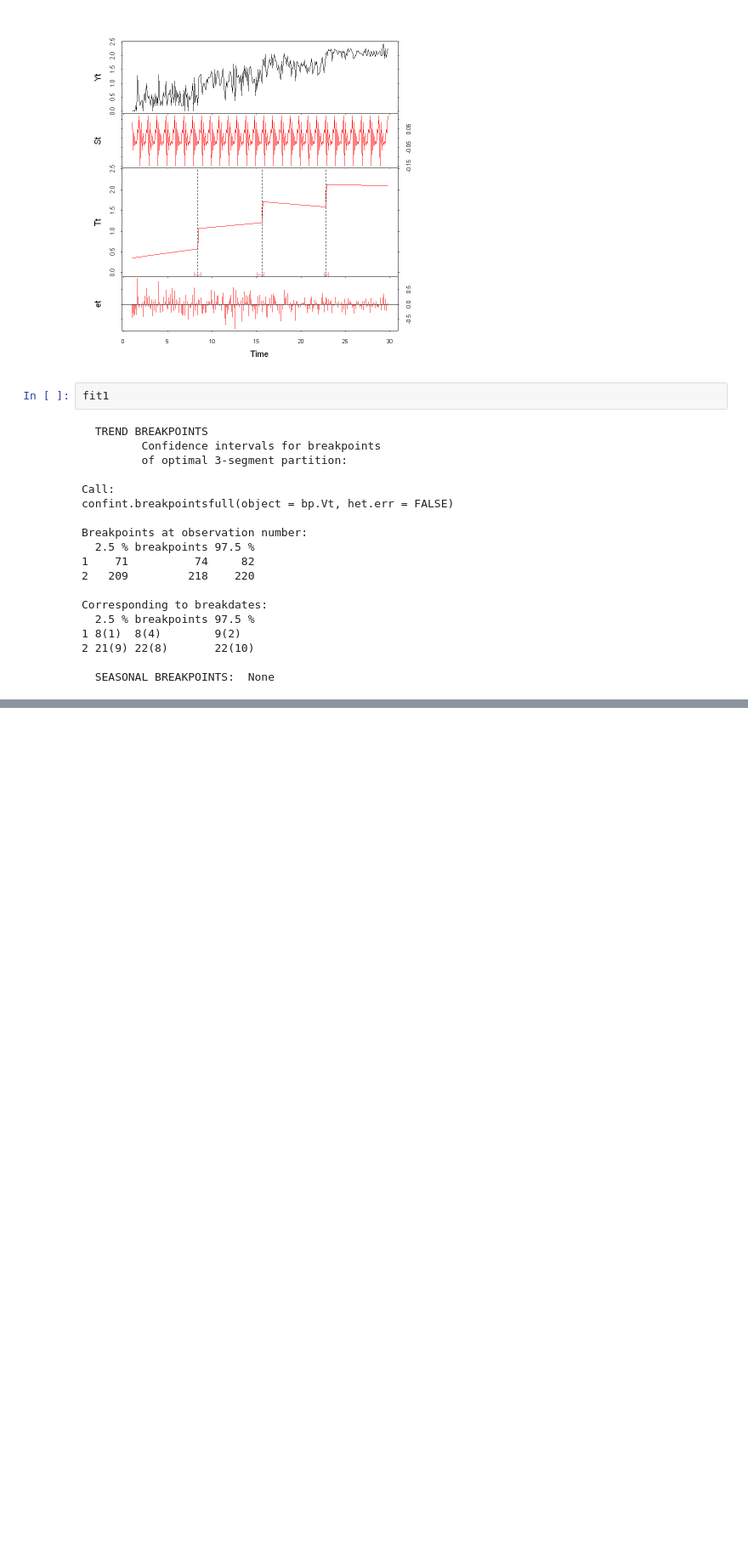
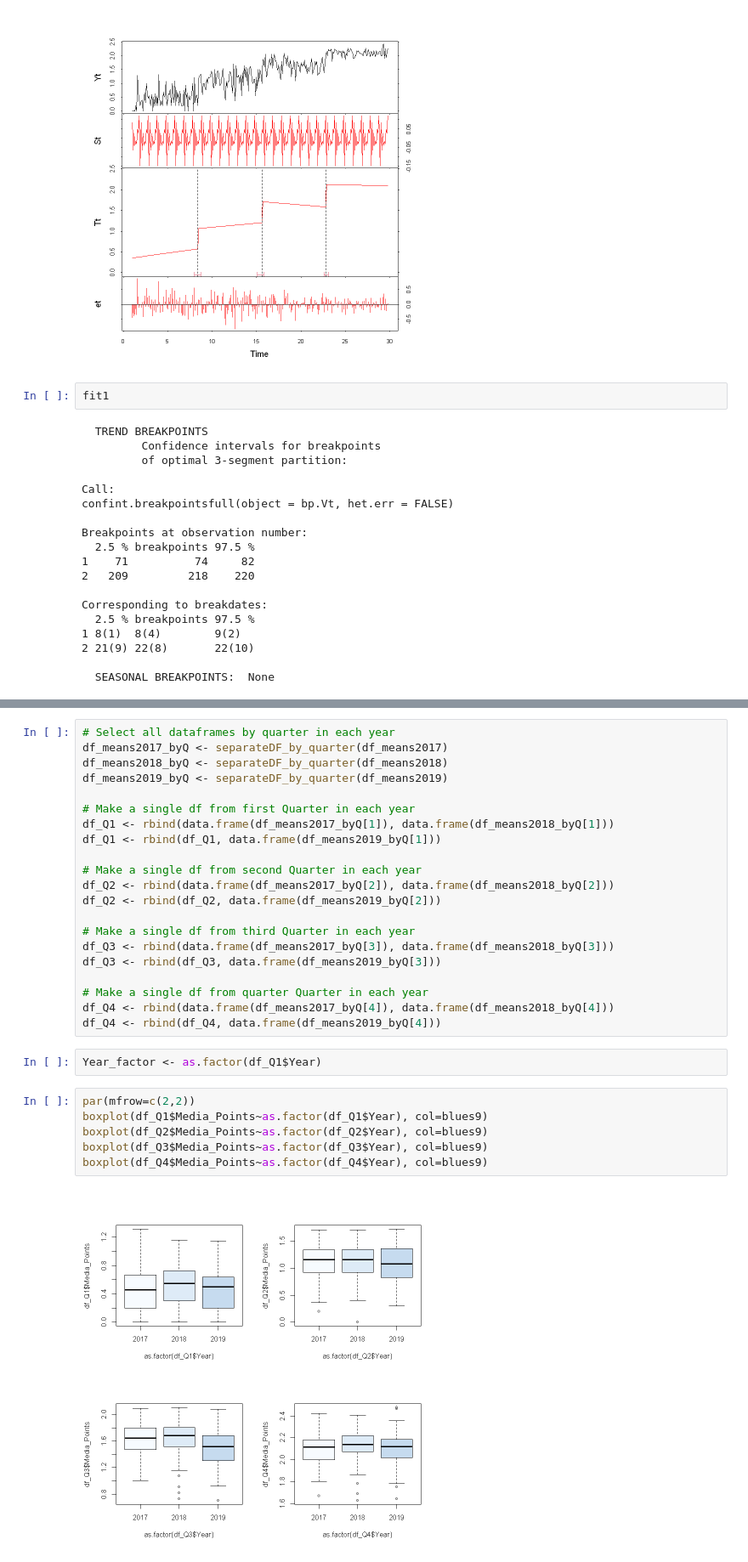
Before and after one commit to bastianbm7/Lakers-Points-Comparison, a Jupyter notebook: Untitled1.ipynb, the cells around one changed output, grey strips where cells are left out. Shown at 85% size. Saved outputs shown, nothing was run; the diff lists cells and outputs as text; blank space fills up the shorter version.

```diff
--- a/Untitled1.ipynb
+++ b/Untitled1.ipynb
@@ -229,0 +407,31 @@ Corresponding to breakdates:
+# %%
+# Select all dataframes by quarter in each year
+df_means2017_byQ <- separateDF_by_quarter(df_means2017)
+df_means2018_byQ <- separateDF_by_quarter(df_means2018)
+df_means2019_byQ <- separateDF_by_quarter(df_means2019)
+
+# Make a single df from first Quarter in each year
+df_Q1 <- rbind(data.frame(df_means2017_byQ[1]), data.frame(df_means2018_byQ[1]))
+df_Q1 <- rbind(df_Q1, data.frame(df_means2019_byQ[1]))
+
+# Make a single df from second Quarter in each year
+df_Q2 <- rbind(data.frame(df_means2017_byQ[2]), data.frame(df_means2018_byQ[2]))
+df_Q2 <- rbind(df_Q2, data.frame(df_means2019_byQ[2]))
+
+# Make a single df from third Quarter in each year
+df_Q3 <- rbind(data.frame(df_means2017_byQ[3]), data.frame(df_means2018_byQ[3]))
+df_Q3 <- rbind(df_Q3, data.frame(df_means2019_byQ[3]))
+
+# Make a single df from quarter Quarter in each year
+df_Q4 <- rbind(data.frame(df_means2017_byQ[4]), data.frame(df_means2018_byQ[4]))
+df_Q4 <- rbind(df_Q4, data.frame(df_means2019_byQ[4]))
+# %%
+Year_factor <- as.factor(df_Q1$Year)
+# %%
+par(mfrow=c(2,2))
+boxplot(df_Q1$Media_Points~as.factor(df_Q1$Year), col=blues9)
+boxplot(df_Q2$Media_Points~as.factor(df_Q2$Year), col=blues9)
+boxplot(df_Q3$Media_Points~as.factor(df_Q3$Year), col=blues9)
+boxplot(df_Q4$Media_Points~as.factor(df_Q4$Year), col=blues9)
+# %% [output]
+[figure, added]
```
Also changed, not shown: parts of 10 cells of this notebook, 3 other files.
